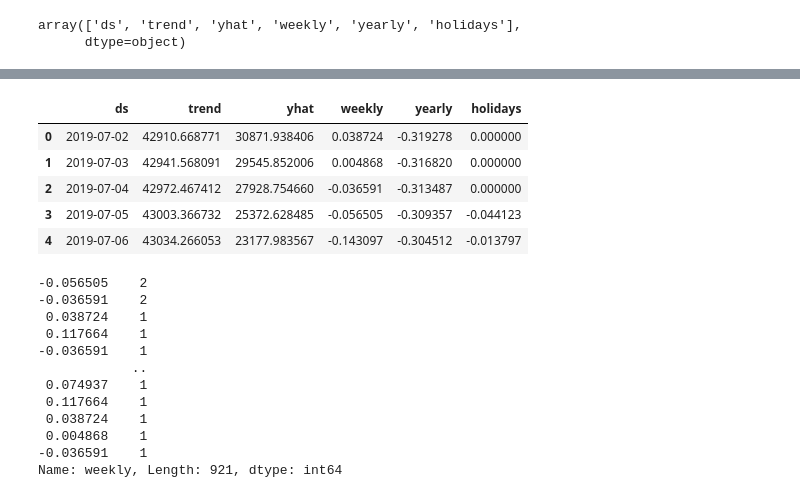
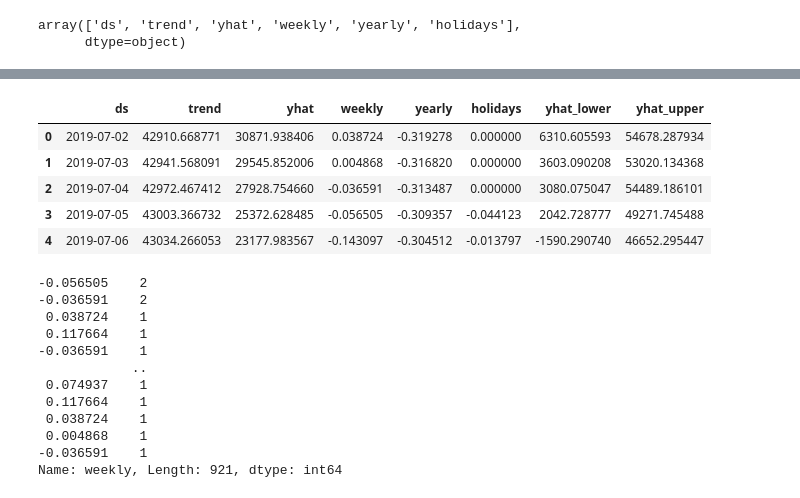
Before and after one commit to alexwesch/lighthouse_final_project, a Jupyter notebook: regressor_exploration.ipynb, the cells around one changed output, grey strips where cells are left out. Saved outputs shown, nothing was run; the diff lists cells and outputs as text; code cells hidden in the pictures.

```diff
--- a/regressor_exploration.ipynb
+++ b/regressor_exploration.ipynb
@@ -56,4 +70,4 @@ array(['ds', 'trend', 'yhat', 'weekly', 'yearly', 'holidays'],
 # %%
 #prophet prediction
 forecast = pd.read_csv('prophet_forecast.csv')
-forecast = forecast[['ds', 'trend','yhat','weekly', 'yearly','holidays']]
+forecast.columns.values
@@ -60,12 +92,13 @@ forecast = forecast[['ds', 'trend','yhat','weekly', 'yearly','holidays']]
 # %%
+forecast = forecast[['ds', 'trend','yhat','weekly', 'yearly','holidays','yhat_lower', 'yhat_upper']]
 forecast.head()
 # %% [output]
-|  | ds | trend | yhat | weekly | yearly | holidays |
-| 0 | 2019-07-02 | 42910.668771 | 30871.938406 | 0.038724 | -0.319278 | 0.000000 |
-| 1 | 2019-07-03 | 42941.568091 | 29545.852006 | 0.004868 | -0.316820 | 0.000000 |
-| 2 | 2019-07-04 | 42972.467412 | 27928.754660 | -0.036591 | -0.313487 | 0.000000 |
-| 3 | 2019-07-05 | 43003.366732 | 25372.628485 | -0.056505 | -0.309357 | -0.044123 |
-| 4 | 2019-07-06 | 43034.266053 | 23177.983567 | -0.143097 | -0.304512 | -0.013797 |
+|  | ds | trend | yhat | weekly | yearly | holidays | yhat_lower | yhat_upper |
+| 0 | 2019-07-02 | 42910.668771 | 30871.938406 | 0.038724 | -0.319278 | 0.000000 | 6310.605593 | 54678.287934 |
+| 1 | 2019-07-03 | 42941.568091 | 29545.852006 | 0.004868 | -0.316820 | 0.000000 | 3603.090208 | 53020.134368 |
+| 2 | 2019-07-04 | 42972.467412 | 27928.754660 | -0.036591 | -0.313487 | 0.000000 | 3080.075047 | 54489.186101 |
+| 3 | 2019-07-05 | 43003.366732 | 25372.628485 | -0.056505 | -0.309357 | -0.044123 | 2042.728777 | 49271.745488 |
+| 4 | 2019-07-06 | 43034.266053 | 23177.983567 | -0.143097 | -0.304512 | -0.013797 | -1590.290740 | 46652.295447 |
 # %%
 forecast['weekly'].value_counts()
 # %% [output]
```
Also changed, not shown: parts of 27 cells of this notebook, 2 other files.
